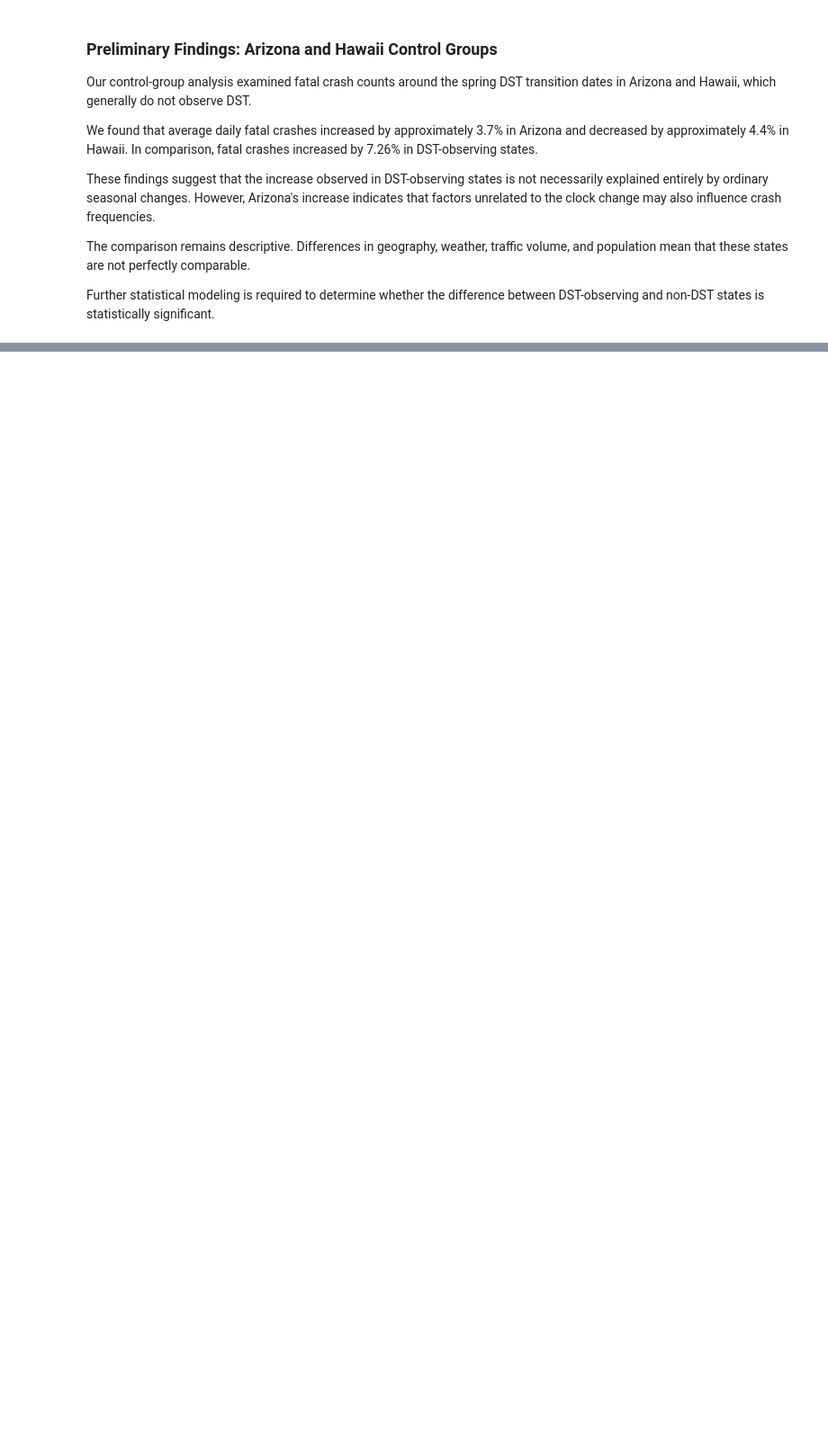
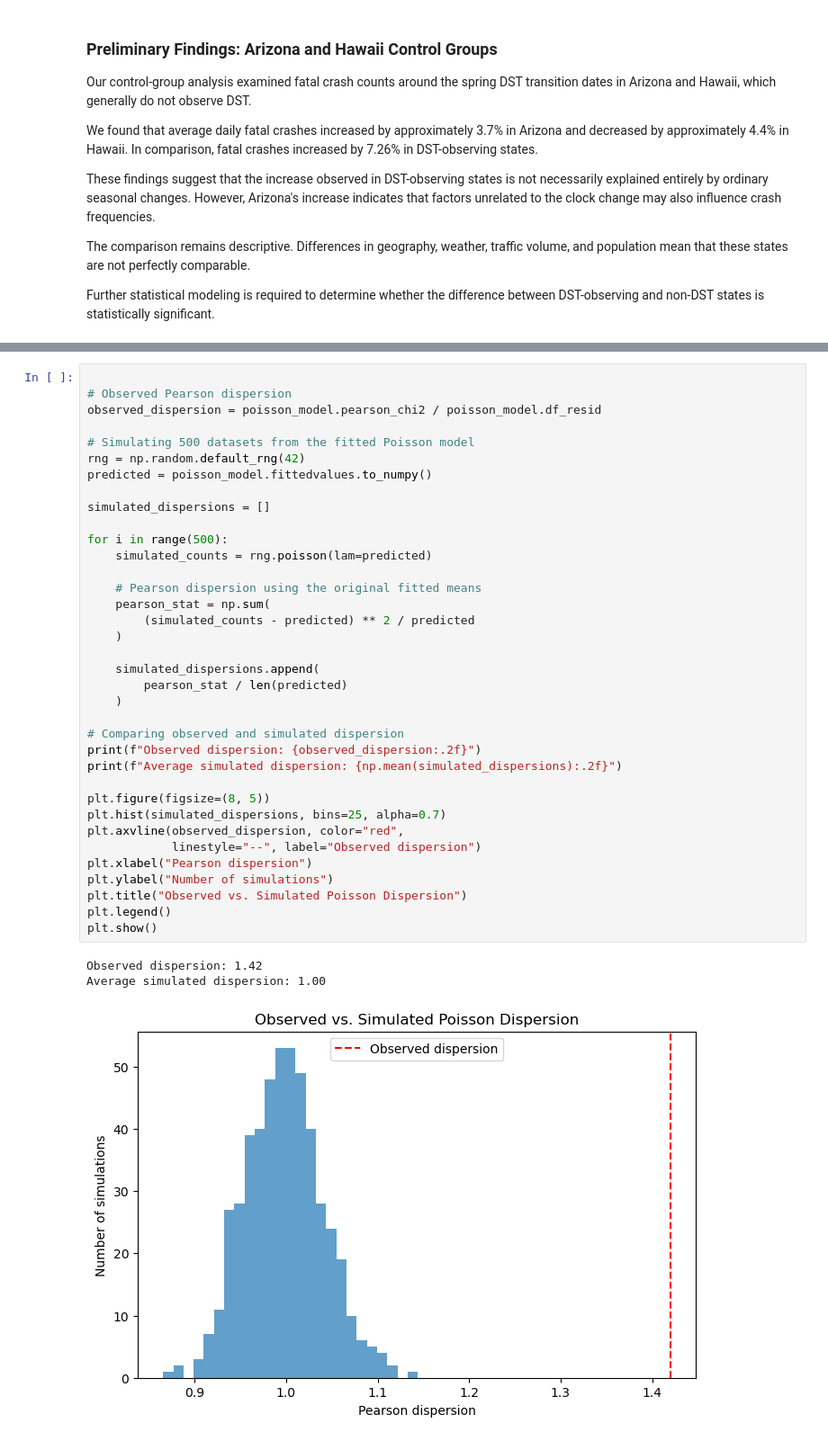
Before and after one commit to adipstha11/Project4_Daylight, a Jupyter notebook: notebooks/02_statistical_analysis.ipynb, the cells around one changed output, grey strips where cells are left out. Shown at 90% size. Saved outputs shown, nothing was run; the diff lists cells and outputs as text; blank space fills up the shorter version.

```diff
--- a/notebooks/02_statistical_analysis.ipynb
+++ b/notebooks/02_statistical_analysis.ipynb
@@ -638,0 +1175,40 @@ Further statistical modeling is required to determine whether the difference bet
+# %%
+
+# Observed Pearson dispersion
+observed_dispersion = poisson_model.pearson_chi2 / poisson_model.df_resid
+
+# Simulating 500 datasets from the fitted Poisson model
+rng = np.random.default_rng(42)
+predicted = poisson_model.fittedvalues.to_numpy()
+
+simulated_dispersions = []
+
+for i in range(500):
+    simulated_counts = rng.poisson(lam=predicted)
+
+    # Pearson dispersion using the original fitted means
+    pearson_stat = np.sum(
+        (simulated_counts - predicted) ** 2 / predicted
+    )
+
+    simulated_dispersions.append(
+        pearson_stat / len(predicted)
+    )
+
+# Comparing observed and simulated dispersion
+print(f"Observed dispersion: {observed_dispersion:.2f}")
+print(f"Average simulated dispersion: {np.mean(simulated_dispersions):.2f}")
+
+plt.figure(figsize=(8, 5))
+plt.hist(simulated_dispersions, bins=25, alpha=0.7)
+plt.axvline(observed_dispersion, color="red",
+            linestyle="--", label="Observed dispersion")
+plt.xlabel("Pearson dispersion")
+plt.ylabel("Number of simulations")
+plt.title("Observed vs. Simulated Poisson Dispersion")
+plt.legend()
+plt.show()
+# %% [output]
+Observed dispersion: 1.42
+Average simulated dispersion: 1.00
+[figure, added]
```
Also changed, not shown: parts of 22 cells of this notebook.
